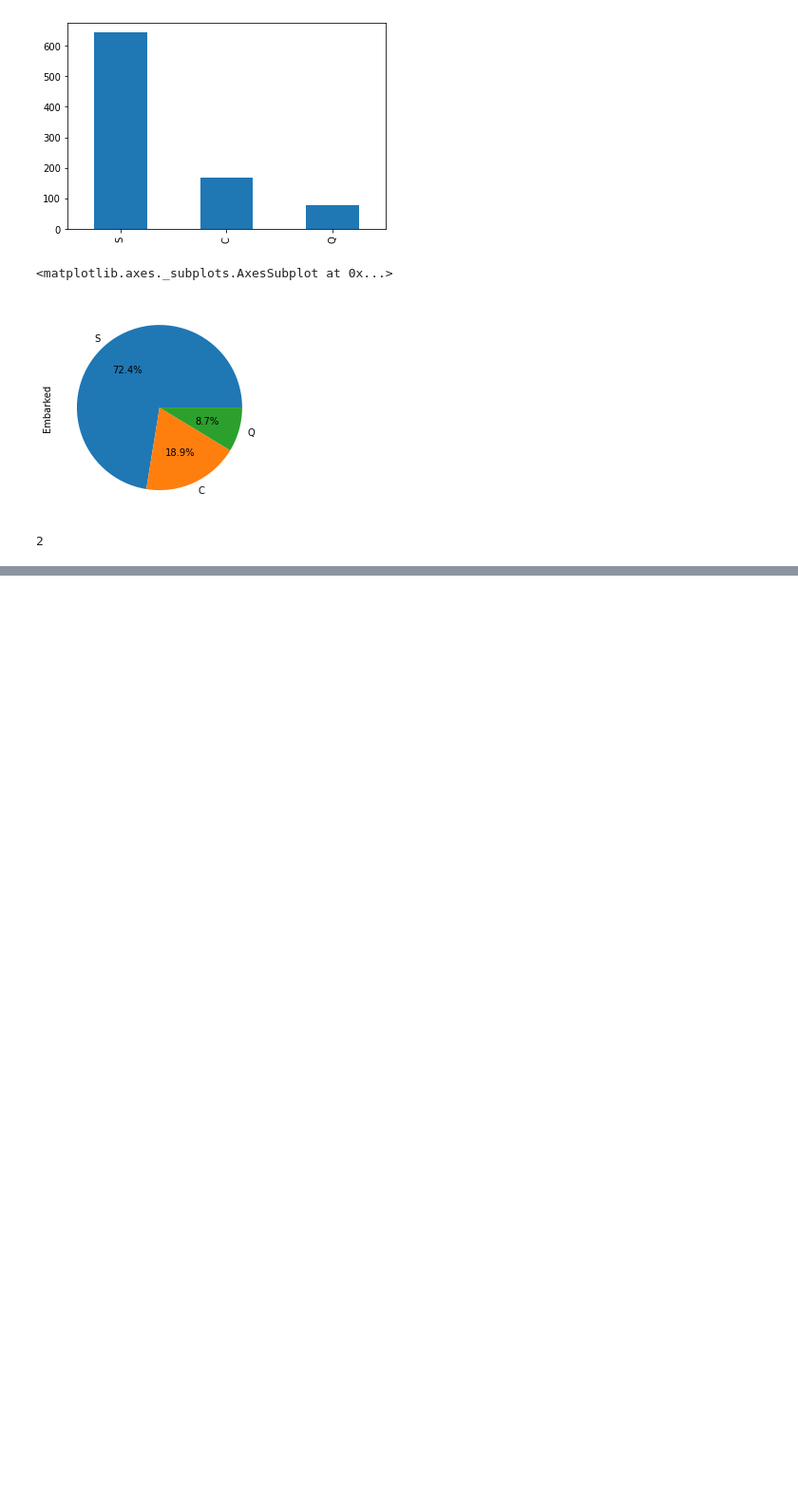
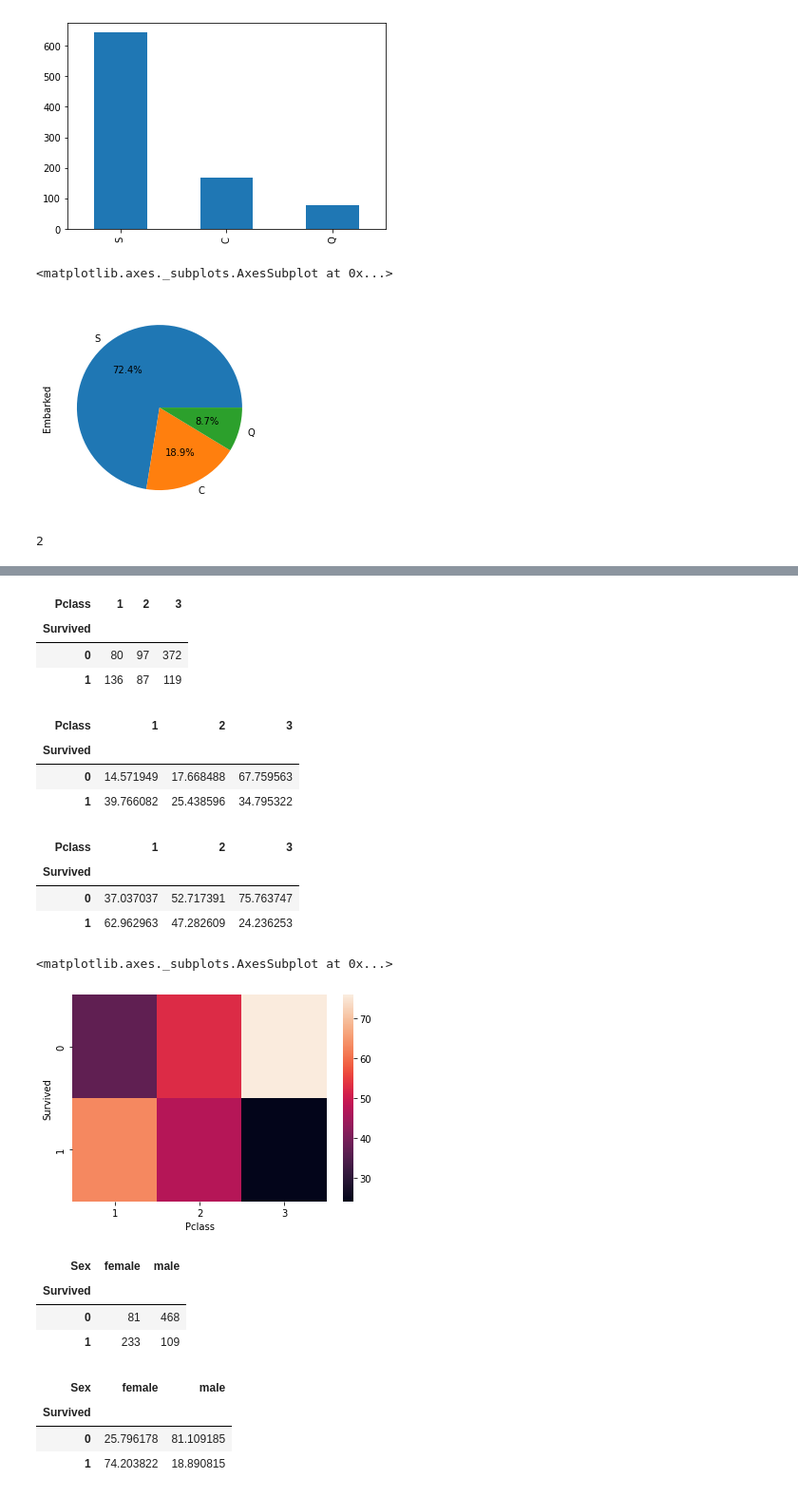
Before and after one commit to connectasp/Python_Ex, a Jupyter notebook: EDA_Exercise.ipynb, the cells around one changed output, grey strips where cells are left out. Shown at 95% size. Cells and saved outputs as stored; diff of their text form; code cells hidden in the pictures; blank space fills up the shorter version.

```diff
--- a/EDA_Exercise.ipynb
+++ b/EDA_Exercise.ipynb
@@ -372,0 +404,40 @@ df["Embarked"].isnull().sum()
+# %%
+pd.crosstab(df["Survived"],df["Pclass"])
+# %% [output]
+| Pclass | 1 | 2 | 3 |
+| Survived |  |  |  |
+| 0 | 80 | 97 | 372 |
+| 1 | 136 | 87 | 119 |
+# %%
+pd.crosstab(df["Survived"],df["Pclass"], normalize = "index")*100
+# %% [output]
+| Pclass | 1 | 2 | 3 |
+| Survived |  |  |  |
+| 0 | 14.571949 | 17.668488 | 67.759563 |
+| 1 | 39.766082 | 25.438596 | 34.795322 |
+# %%
+pd.crosstab(df["Survived"],df["Pclass"], normalize = "columns")*100
+# %% [output]
+| Pclass | 1 | 2 | 3 |
+| Survived |  |  |  |
+| 0 | 37.037037 | 52.717391 | 75.763747 |
+| 1 | 62.962963 | 47.282609 | 24.236253 |
+# %%
+sns.heatmap(pd.crosstab(df["Survived"],df["Pclass"], normalize = "columns")*100)
+# %% [output]
+<matplotlib.axes._subplots.AxesSubplot at 0x...>
+[figure, added]
+# %%
+pd.crosstab(df["Survived"],df["Sex"]) #ladies first concept
+# %% [output]
+| Sex | female | male |
+| Survived |  |  |
+| 0 | 81 | 468 |
+| 1 | 233 | 109 |
+# %%
+pd.crosstab(df["Survived"],df["Sex"], normalize = "columns")*100
+# %% [output]
+| Sex | female | male |
+| Survived |  |  |
+| 0 | 25.796178 | 81.109185 |
+| 1 | 74.203822 | 18.890815 |
```
Also changed, not shown: parts of 59 cells of this notebook.
